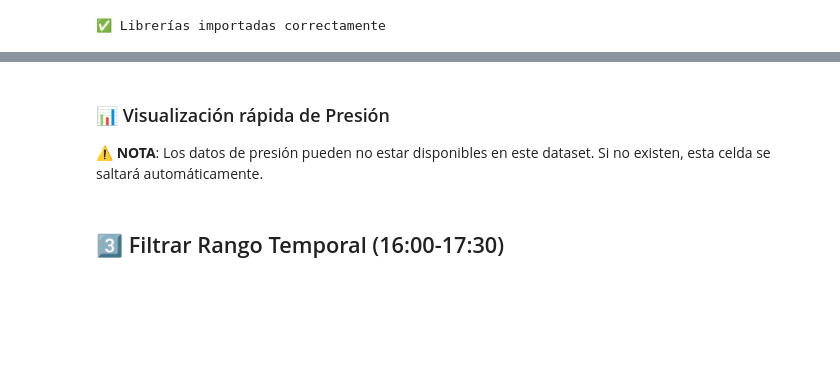
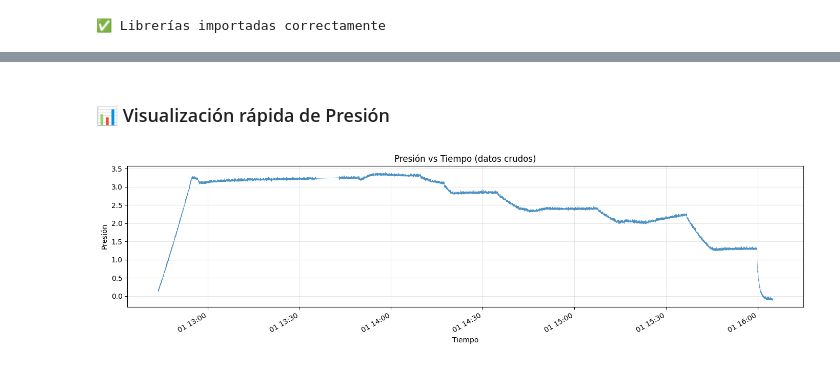
Before and after one commit to garpol/rtd-calibration-ana, a Jupyter notebook: FBG_Sensitivity_Analysis/Analisis_FBG_DW3_T_20260701_suelta.ipynb, the cells around one changed output, grey strips where cells are left out. Drawn from its saved outputs; the diff is of its cells as text; code cells hidden in the pictures; blank space fills up the shorter version.

Commit message:
Fix timezone offset: read timestamps using Europe/Madrid local time to match text logs

```diff
--- a/FBG_Sensitivity_Analysis/Analisis_FBG_DW3_T_20260701_suelta.ipynb
+++ b/FBG_Sensitivity_Analysis/Analisis_FBG_DW3_T_20260701_suelta.ipynb
@@ -62,4 +52,7 @@ Si no estás seguro de qué archivos ROOT existen en el directorio, ejecuta esta
 # %%
+from zoneinfo import ZoneInfo
+TZ_VALENCIA = ZoneInfo("Europe/Madrid")
+
 # 🔧 CONFIGURA AQUÍ LA RUTA DE TU ARCHIVO
 # Desde lxplus puedes acceder directamente a /eos/ (montado localmente)
 filepath = "/eos/user/j/jcapotor/FBGdata/ROOTFiles/pressure_setup/20260701.root"
@@ -124,8 +117,8 @@ try:
     print(f"   • Temperature: {temp_raw.shape}")
 
     # Convertir tiempos a datetime SIN aplicar shift aún
-    times_peak_original = np.array([datetime.datetime.utcfromtimestamp(float(t)) for t in times_peak_raw])
-    times_temp = np.array([datetime.datetime.utcfromtimestamp(float(t)) for t in times_temp_raw])
+    times_peak_original = np.array([datetime.datetime.fromtimestamp(float(t), tz=TZ_VALENCIA).replace(tzinfo=None) for t in times_peak_raw])
+    times_temp = np.array([datetime.datetime.fromtimestamp(float(t), tz=TZ_VALENCIA).replace(tzinfo=None) for t in times_temp_raw])
 
     # DIAGNÓSTICO: Mostrar rangos SIN SHIFT para comparar
     print(f"\n📅 RANGOS TEMPORALES ORIGINALES (sin shift):")
@@ -175,7 +168,6 @@ except FileNotFoundError:
     raise
 except Exception as e:
     print(f"❌ ERROR al cargar el archivo: {e}")
-    raise
 # %% [output]
 📂 Cargando archivo ROOT: /eos/user/j/jcapotor/FBGdata/ROOTFiles/pressure_setup/20260701.root
 ⏱️  TIME_SHIFT configurado: 0.0 horas
@@ -186,34 +189,31 @@ FileNotFoundError: [Errno 2] No such file or directory: '/eos/user/j/jcapotor/FB
 # %% [markdown]
 ### 📊 Visualización rápida de Presión
-
-⚠️ **NOTA**: Los datos de presión pueden no estar disponibles en este dataset. Si no existen, esta celda se saltará automáticamente.
 # %%
 # Plot simple de presión vs tiempo (si los datos existen)
 if has_press:
     fig, ax = plt.subplots(1, 1, figsize=(14, 4))
 
     # Extraer tiempos de presión y datos
     times_press_raw = press_data["t"]
-    times_press = np.array([datetime.datetime.utcfromtimestamp(float(t)) for t in times_press_raw])
+    times_press = np.array([datetime.datetime.fromtimestamp(float(t), tz=TZ_VALENCIA).replace(tzinfo=None) for t in times_press_raw])
 
     # Verificar dimensiones de press_raw y seleccionar primer sensor si es necesario
     if len(press_raw.shape) > 1:
         press_data_plot = press_raw[:, 0]  # Usar primer sensor de presión
     else:
         press_data_plot = press_raw
 
     ax.plot(times_press, press_data_plot, linewidth=0.5, alpha=0.8)
     ax.set_ylabel('Presión')
     ax.set_xlabel('Tiempo')
     ax.set_title('Presión vs Tiempo (datos crudos)')
     ax.grid(True, alpha=0.3)
     fig.autofmt_xdate()
     plt.tight_layout()
     plt.show()
 else:
-    print("⚠️  No hay datos de presión disponibles en este dataset. Saltando esta celda.")
+# %% [output]
+[figure, added]
-# %% [markdown]
-## 3️⃣ Filtrar Rango Temporal (16:00-17:30)
 # %%
 # Usar times_all que ya incluye el TIME_SHIFT aplicado
 times = times_all  # Ya tiene el shift de 2h aplicado
```
Also changed, not shown: parts of 38 cells of this notebook.
